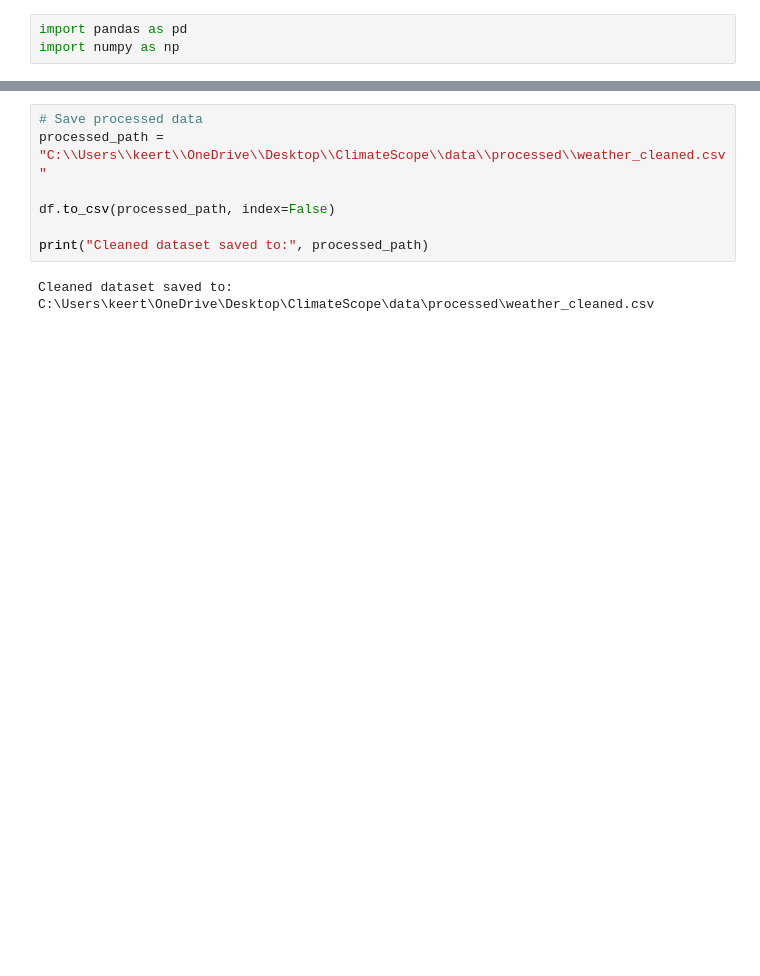
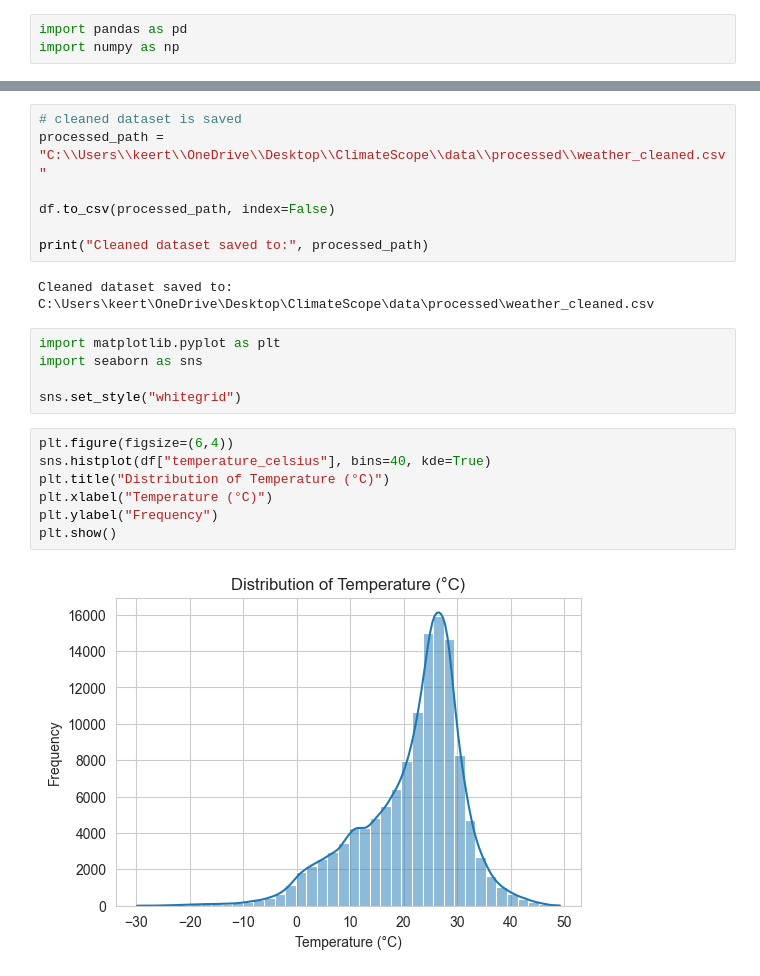
Before and after one commit to kerthana-M/ClimateScope, a Jupyter notebook: notebooks/01_data_preparation.ipynb, the cells around one changed output, grey strips where cells are left out. Saved outputs shown, nothing was run; the diff lists cells and outputs as text; blank space fills up the shorter version.

```diff
--- a/notebooks/01_data_preparation.ipynb
+++ b/notebooks/01_data_preparation.ipynb
@@ -118,5 +104,5 @@ df.describe()
 # %%
-# Save processed data
+# cleaned dataset is saved
 processed_path =  "C:\\Users\\keert\\OneDrive\\Desktop\\ClimateScope\\data\\processed\\weather_cleaned.csv"
 
 df.to_csv(processed_path, index=False)
@@ -124,3 +110,17 @@ df.to_csv(processed_path, index=False)
 print("Cleaned dataset saved to:", processed_path)
 # %% [output]
 Cleaned dataset saved to: C:\Users\keert\OneDrive\Desktop\ClimateScope\data\processed\weather_cleaned.csv
+# %%
+import matplotlib.pyplot as plt
+import seaborn as sns
+
+sns.set_style("whitegrid")
+# %%
+plt.figure(figsize=(6,4))
+sns.histplot(df["temperature_celsius"], bins=40, kde=True)
+plt.title("Distribution of Temperature (°C)")
+plt.xlabel("Temperature (°C)")
+plt.ylabel("Frequency")
+plt.show()
+# %% [output]
+[figure, added]
```
Also changed, not shown: parts of 8 cells of this notebook, 2 other files.
